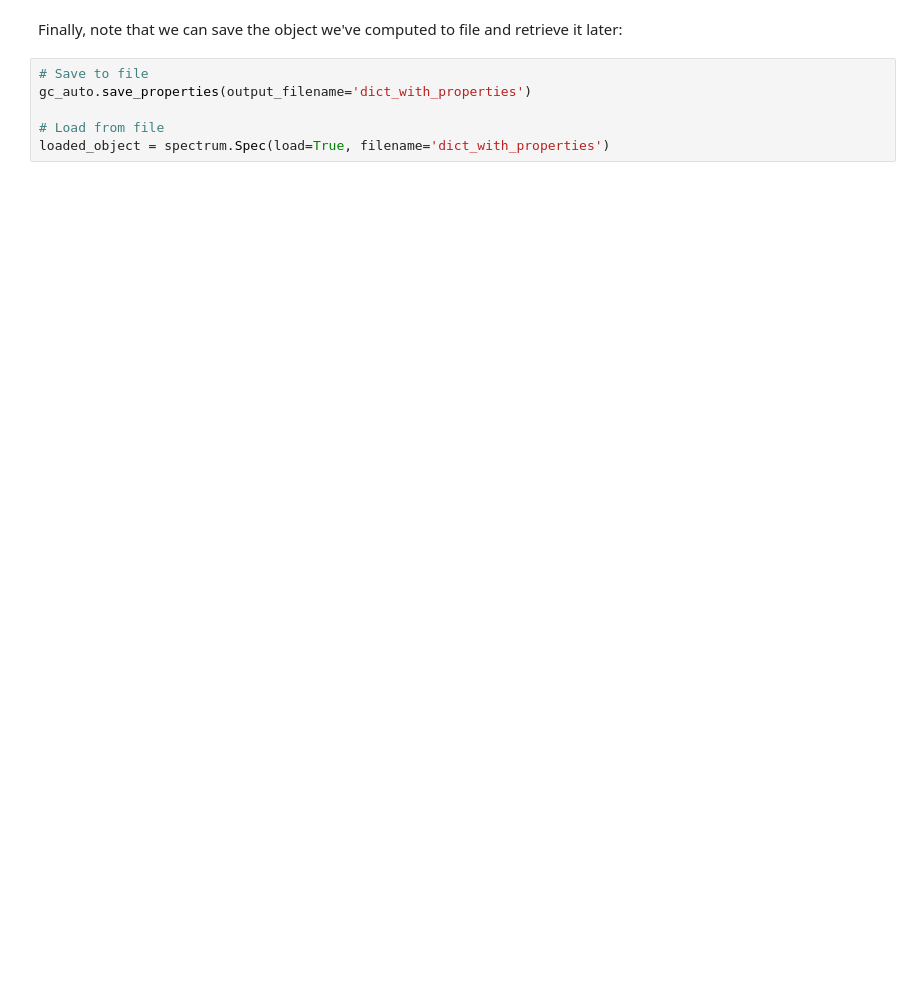
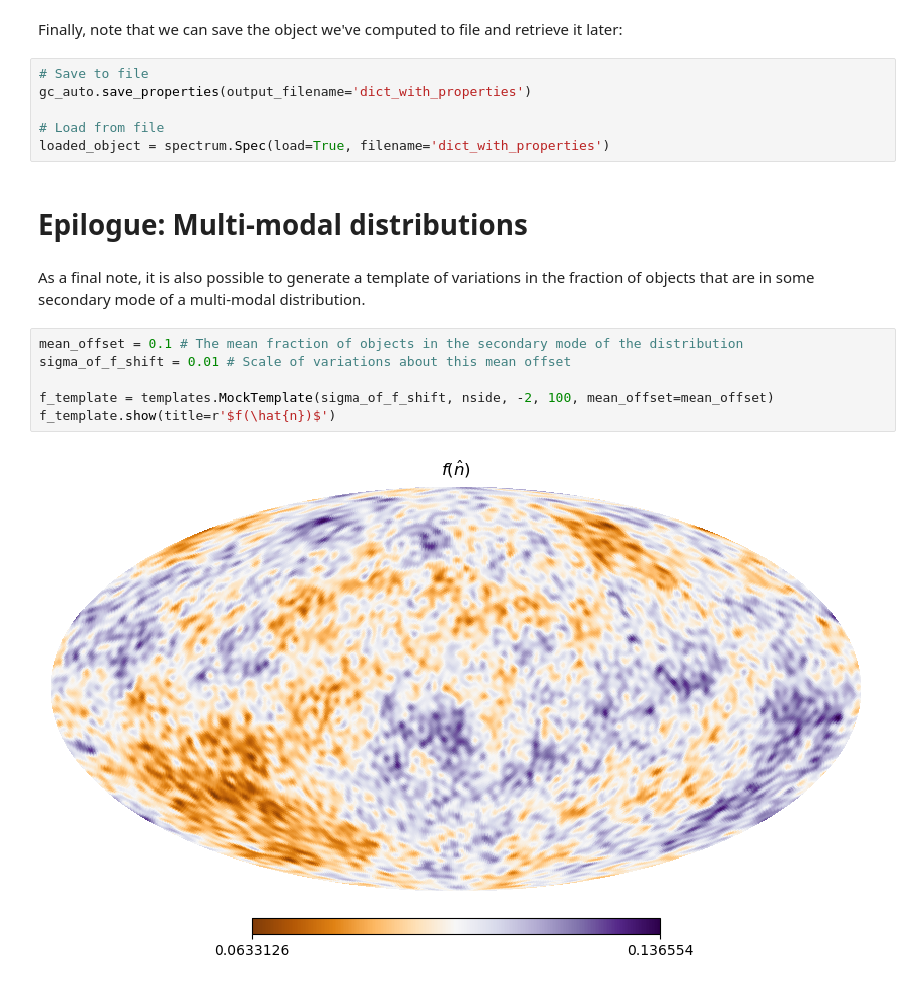
Before and after one commit to abaleato/CARDiAC, a Jupyter notebook: Tutorial.ipynb, the cells around one changed output. Drawn from its saved outputs; the diff is of its cells as text; blank space fills up the shorter version.

```diff
--- a/Tutorial.ipynb
+++ b/Tutorial.ipynb
@@ -195,3 +216,15 @@ gc_auto.save_properties(output_filename='dict_with_properties')
 
 # Load from file
 loaded_object = spectrum.Spec(load=True, filename='dict_with_properties')
+# %% [markdown]
+# Epilogue: Multi-modal distributions
+# %% [markdown]
+As a final note, it is also possible to generate a template of variations in the fraction of objects that are in some secondary mode of a multi-modal distribution.
+# %%
+mean_offset = 0.1 # The mean fraction of objects in the secondary mode of the distribution
+sigma_of_f_shift = 0.01 # Scale of variations about this mean offset
+
+f_template = templates.MockTemplate(sigma_of_f_shift, nside, -2, 100, mean_offset=mean_offset)
+f_template.show(title=r'$f(\hat{n})$')
+# %% [output]
+[figure, added]
```
Also changed, not shown: parts of 26 cells of this notebook.
